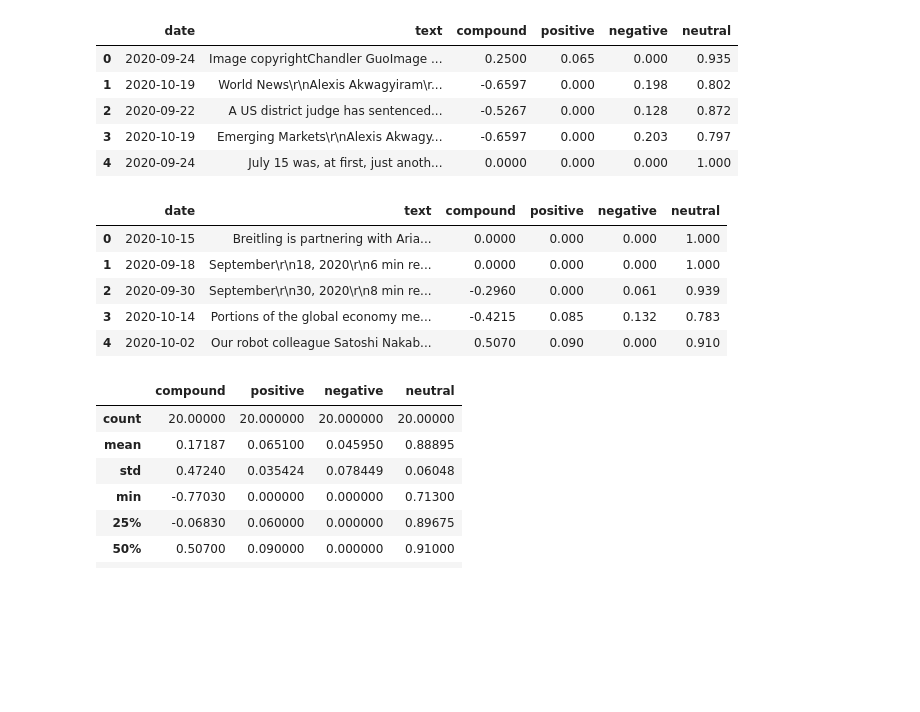
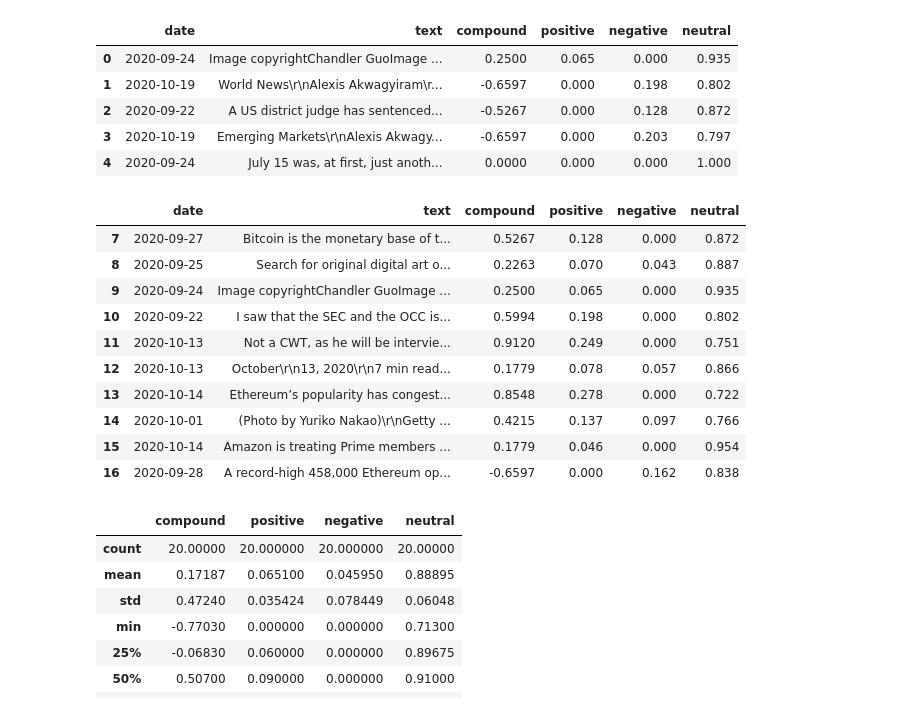
Before and after one commit to AnnSweetNanners/natural-language-processing, a Jupyter notebook: 12-NLP/Instructions/Starter_Code/crypto_sentiment.ipynb, the cells around one changed output. Saved outputs shown, nothing was run; the diff lists cells and outputs as text; code cells hidden in the pictures; blank space fills up the shorter version.

```diff
--- a/12-NLP/Instructions/Starter_Code/crypto_sentiment.ipynb
+++ b/12-NLP/Instructions/Starter_Code/crypto_sentiment.ipynb
@@ -88,39 +88,44 @@ for article in eth_articles["articles"]:
         text = article["content"]
         date = article["publishedAt"][:10]
         sentiment = analyzer.polarity_scores(text)
         compound = sentiment["compound"]
         pos = sentiment["pos"]
         neu = sentiment["neu"]
         neg = sentiment["neg"]
 
         eth_sentiments.append({
             "text": text,
             "date": date,
             "compound": compound,
             "positive": pos,
             "negative": neg,
             "neutral": neu
 
         })
 
     except AttributeError:
         pass
 
 # Create DataFrame
 eth_df = pd.DataFrame(eth_sentiments)
 
 # Reorder DataFrame columns
 cols = ["date", "text", "compound", "positive", "negative", "neutral"]
 eth_df = eth_df[cols]
 
-eth_df.head(5)
+eth_df.tail(10)
 # %% [output]
 |  | date | text | compound | positive | negative | neutral |
-| 0 | 2020-10-15 | Breitling is partnering with Aria... | 0.0000 | 0.000 | 0.000 | 1.000 |
-| 1 | 2020-09-18 | September\r\n18, 2020\r\n6 min re... | 0.0000 | 0.000 | 0.000 | 1.000 |
-| 2 | 2020-09-30 | September\r\n30, 2020\r\n8 min re... | -0.2960 | 0.000 | 0.061 | 0.939 |
-| 3 | 2020-10-14 | Portions of the global economy me... | -0.4215 | 0.085 | 0.132 | 0.783 |
-| 4 | 2020-10-02 | Our robot colleague Satoshi Nakab... | 0.5070 | 0.090 | 0.000 | 0.910 |
+| 7 | 2020-09-27 | Bitcoin is the monetary base of t... | 0.5267 | 0.128 | 0.000 | 0.872 |
+| 8 | 2020-09-25 | Search for original digital art o... | 0.2263 | 0.070 | 0.043 | 0.887 |
+| 9 | 2020-09-24 | Image copyrightChandler GuoImage ... | 0.2500 | 0.065 | 0.000 | 0.935 |
+| 10 | 2020-09-22 | I saw that the SEC and the OCC is... | 0.5994 | 0.198 | 0.000 | 0.802 |
+| 11 | 2020-10-13 | Not a CWT, as he will be intervie... | 0.9120 | 0.249 | 0.000 | 0.751 |
+| 12 | 2020-10-13 | October\r\n13, 2020\r\n7 min read... | 0.1779 | 0.078 | 0.057 | 0.866 |
+| 13 | 2020-10-14 | Ethereum’s popularity has congest... | 0.8548 | 0.278 | 0.000 | 0.722 |
+| 14 | 2020-10-01 | (Photo by Yuriko Nakao)\r\nGetty ... | 0.4215 | 0.137 | 0.097 | 0.766 |
+| 15 | 2020-10-14 | Amazon is treating Prime members ... | 0.1779 | 0.046 | 0.000 | 0.954 |
+| 16 | 2020-09-28 | A record-high 458,000 Ethereum op... | -0.6597 | 0.000 | 0.162 | 0.838 |
 # %%
 # Describe the Bitcoin Sentiment
 # YOUR CODE HERE!
```
Also changed, not shown: parts of 7 cells of this notebook, 2 other files.
